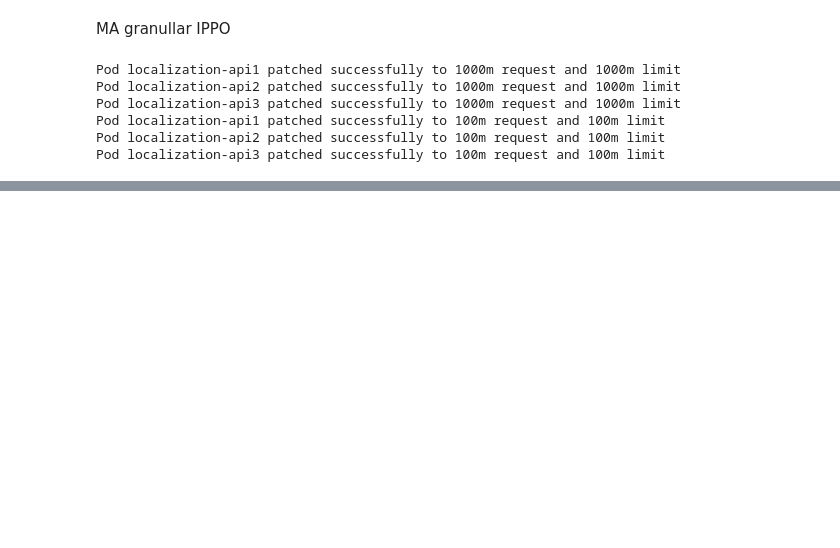
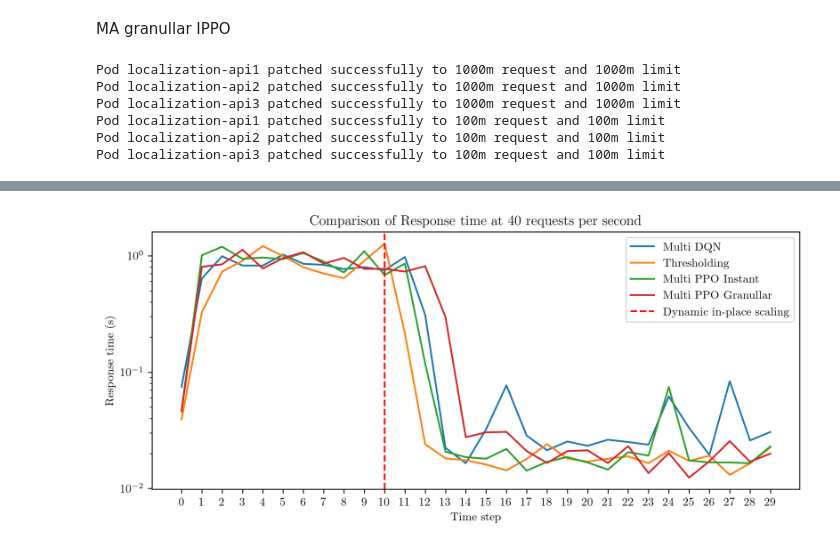
Before and after one commit to sensorlab/agent-edgeautoscaling, a Jupyter notebook: code/alg_analysis.ipynb, the cells around one changed output, grey strips where cells are left out. Drawn from its saved outputs; the diff is of its cells as text; code cells hidden in the pictures; blank space fills up the shorter version.

```diff
--- a/code/alg_analysis.ipynb
+++ b/code/alg_analysis.ipynb
@@ -412,3 +447,25 @@ plt.show()
+# %%
+plt.figure(figsize=(10, 4), dpi=300)
+plt.plot(mdqn_rts, label='Multi DQN')
+# plt.plot(ddpg_latenices, label='Multi DDPG')
+plt.plot(thold_rts, label='Thresholding')
+plt.plot(instant_ppo_rts, label='Multi PPO Instant')
+plt.plot(granullar_ppo_rts, label='Multi PPO Granullar')
+
+middle_x = len(thold_rts) // divide_at
+plt.axvline(x=middle_x, color='r', linestyle='--', label='Dynamic in-place scaling')
+
+plt.xlabel('Time step')
+plt.yscale('log')
+plt.ylabel('Response time (s)')
+plt.title(f'Comparison of Response time at {initial_rps} requests per second')
+plt.legend()
+
+plt.xticks(range(len(thold_rts)))
+
+plt.show()
+# %% [output]
+[figure, added]
 # %%
 print(f"Thresholding: {np.mean(thold_rts)}\nMDQN: {np.mean(mdqn_rts)}\nInstant PPO: {np.mean(instant_ppo_rts)}\nGranullar PPO: {np.mean(granullar_ppo_rts)}")
 # %% [output]
```
Also changed, not shown: parts of 15 cells of this notebook, 1 other file.
